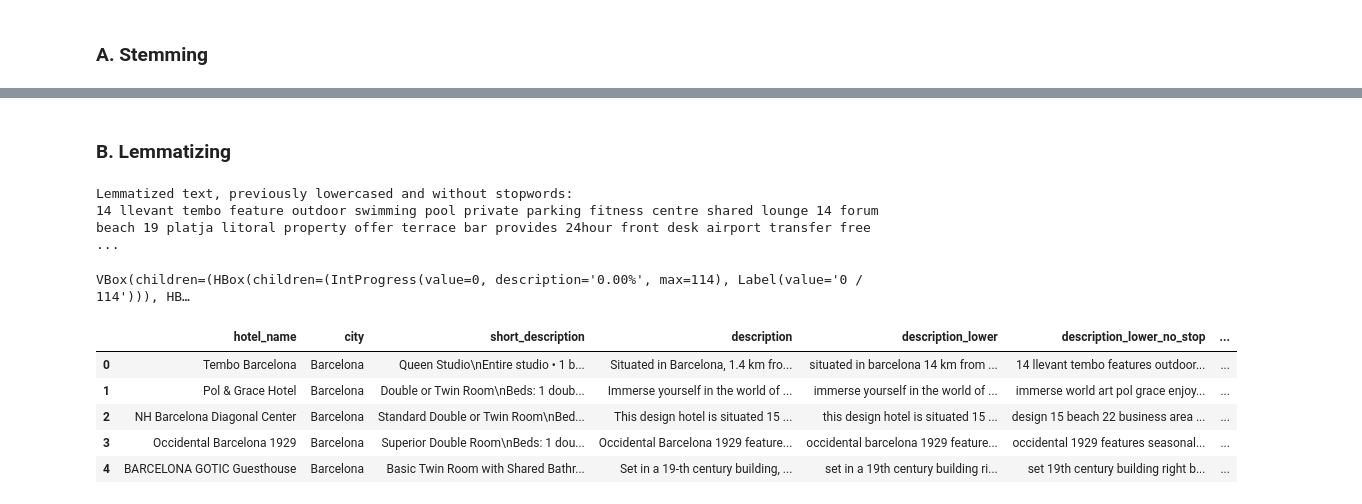
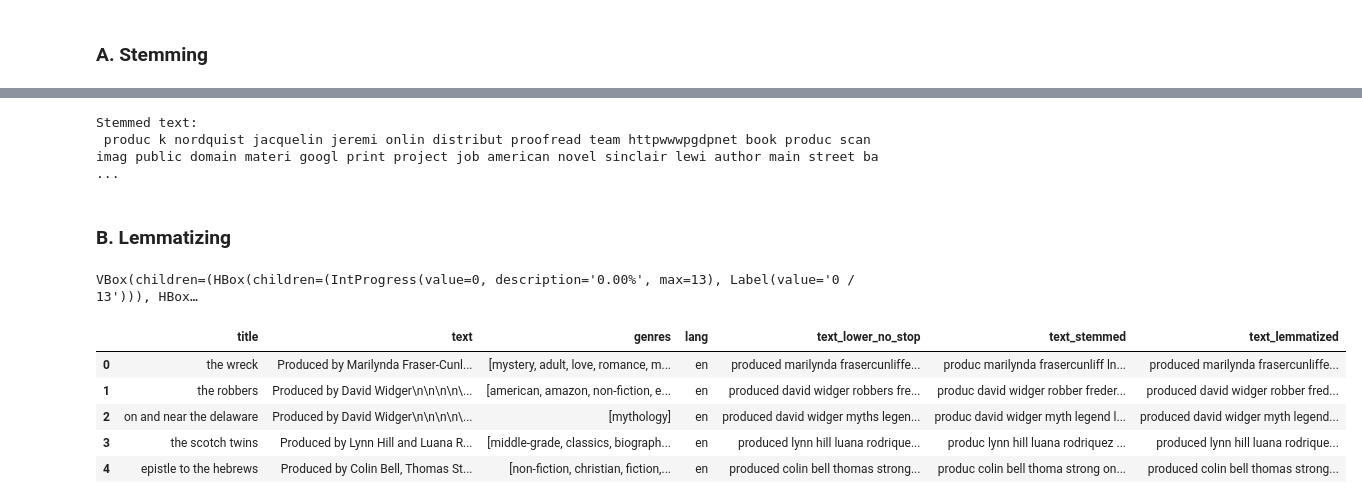
Before and after one commit to pablo-fdz/ITM_hw2, a Jupyter notebook: itm_project2_dictionary_creation.ipynb, the cells around one changed output, grey strips where cells are left out. Drawn from its saved outputs; the diff is of its cells as text; code cells hidden in the pictures.

Commit message:
Created sample dictionary creation

```diff
--- a/itm_project2_dictionary_creation.ipynb
+++ b/itm_project2_dictionary_creation.ipynb
@@ -101,0 +131,12 @@ VBox(children=(HBox(children=(IntProgress(value=0, description='0.00%', max=114)
+# %%
+my_stop_words = set(stopwords.words('english'))
+
+# Create set of custom stopwords (optional)
+my_custom_stopwords = {}
+
+# Update stopwords (optional)
+my_stop_words.update(my_custom_stopwords)
+# %%
+df_sample['text_lower_no_stop'] = df_sample['text'].parallel_apply(
+    lambda row: preprocess_lower(text = row, rm_stopwords=True, stopword_set=my_stop_words)
+    )
@@ -190,5 +183,5 @@ Stemmed text, previously lowercased and without stopwords:
 # %%
-dftm['description_stemmed'] = dftm['description_lower_no_stop'].parallel_apply(
+df_sample['text_stemmed'] = df_sample['text_lower_no_stop'].parallel_apply(
     lambda row: preprocess_stem(text = row, stemmer = 'porter')
     )
 # %% [output]
@@ -205,3 +216,8 @@ dftm.head()
+# %%
+print('Stemmed text: \n', df_sample['text_stemmed'][book_index])
+# %% [output]
+Stemmed text:
+ produc k nordquist jacquelin jeremi onlin distribut proofread team httpwwwpgdpnet book produc scan imag public domain materi googl print project job american novel sinclair lewi author main street ba ...
 # %% [markdown]
 ### B. Lemmatizing
 # %%
@@ -222,25 +238,18 @@ def preprocess_lemmatize(text):
         lemmatized_text.append(lemmatizer.lemmatize(word))
 
     return " ".join(lemmatized_text)
-# %%
-# Applying it to the first row (example)
-first_lemmatized = preprocess_lemmatize(text = first)
-print(f'Lemmatized text, previously lowercased and without stopwords:\n{first_lemmatized}')
-# %% [output]
-Lemmatized text, previously lowercased and without stopwords:
-14 llevant tembo feature outdoor swimming pool private parking fitness centre shared lounge 14 forum beach 19 platja litoral property offer terrace bar provides 24hour front desk airport transfer free ...
 # %%
-dftm['description_lemmatized'] = dftm['description_lower_no_stop'].parallel_apply(
+df_sample['text_lemmatized'] = df_sample['text_lower_no_stop'].parallel_apply(
     lambda row: preprocess_lemmatize(text = row)
     )
 # %% [output]
-VBox(children=(HBox(children=(IntProgress(value=0, description='0.00%', max=114), Label(value='0 / 114'))), HB…
+VBox(children=(HBox(children=(IntProgress(value=0, description='0.00%', max=13), Label(value='0 / 13'))), HBox…
 # %%
-dftm.head()
+df_sample.head()
 # %% [output]
-|  | hotel_name | city | short_description | description | description_lower | description_lower_no_stop | ... |
-| 0 | Tembo Barcelona | Barcelona | Queen Studio\nEntire studio • 1 b... | Situated in Barcelona, 1.4 km fro... | situated in barcelona 14 km from ... | 14 llevant tembo features outdoor... | ... |
-| 1 | Pol & Grace Hotel | Barcelona | Double or Twin Room\nBeds: 1 doub... | Immerse yourself in the world of ... | immerse yourself in the world of ... | immerse world art pol grace enjoy... | ... |
-| 2 | NH Barcelona Diagonal Center | Barcelona | Standard Double or Twin Room\nBed... | This design hotel is situated 15 ... | this design hotel is situated 15 ... | design 15 beach 22 business area ... | ... |
-| 3 | Occidental Barcelona 1929 | Barcelona | Superior Double Room\nBeds: 1 dou... | Occidental Barcelona 1929 feature... | occidental barcelona 1929 feature... | occidental 1929 features seasonal... | ... |
-| 4 | BARCELONA GOTIC Guesthouse | Barcelona | Basic Twin Room with Shared Bathr... | Set in a 19-th century building, ... | set in a 19th century building ri... | set 19th century building right b... | ... |
+|  | title | text | genres | lang | text_lower_no_stop | text_stemmed | text_lemmatized |
+| 0 | the wreck | Produced by Marilynda Fraser-Cunl... | [mystery, adult, love, romance, m... | en | produced marilynda frasercunliffe... | produc marilynda frasercunliff ln... | produced marilynda frasercunliffe... |
+| 1 | the robbers | Produced by David Widger\n\n\n\n\... | [american, amazon, non-fiction, e... | en | produced david widger robbers fre... | produc david widger robber freder... | produced david widger robber fred... |
+| 2 | on and near the delaware | Produced by David Widger\n\n\n\n\... | [mythology] | en | produced david widger myths legen... | produc david widger myth legend l... | produced david widger myth legend... |
+| 3 | the scotch twins | Produced by Lynn Hill and Luana R... | [middle-grade, classics, biograph... | en | produced lynn hill luana rodrique... | produc lynn hill luana rodriquez ... | produced lynn hill luana rodrique... |
+| 4 | epistle to the hebrews | Produced by Colin Bell, Thomas St... | [non-fiction, christian, fiction,... | en | produced colin bell thomas strong... | produc colin bell thoma strong on... | produced colin bell thomas strong... |
```
Also changed, not shown: parts of 74 cells of this notebook.
